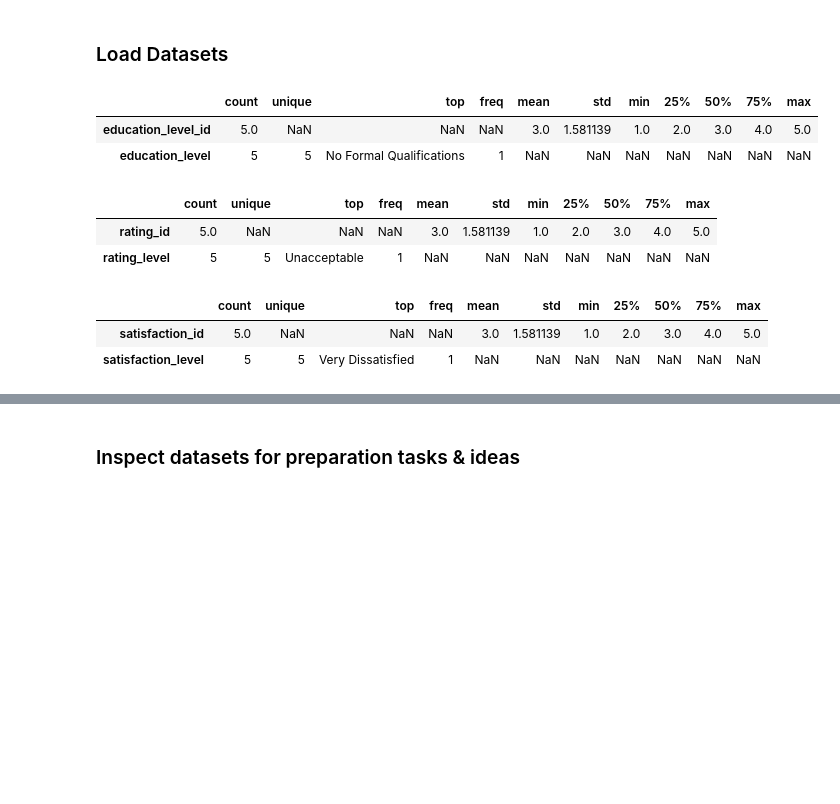
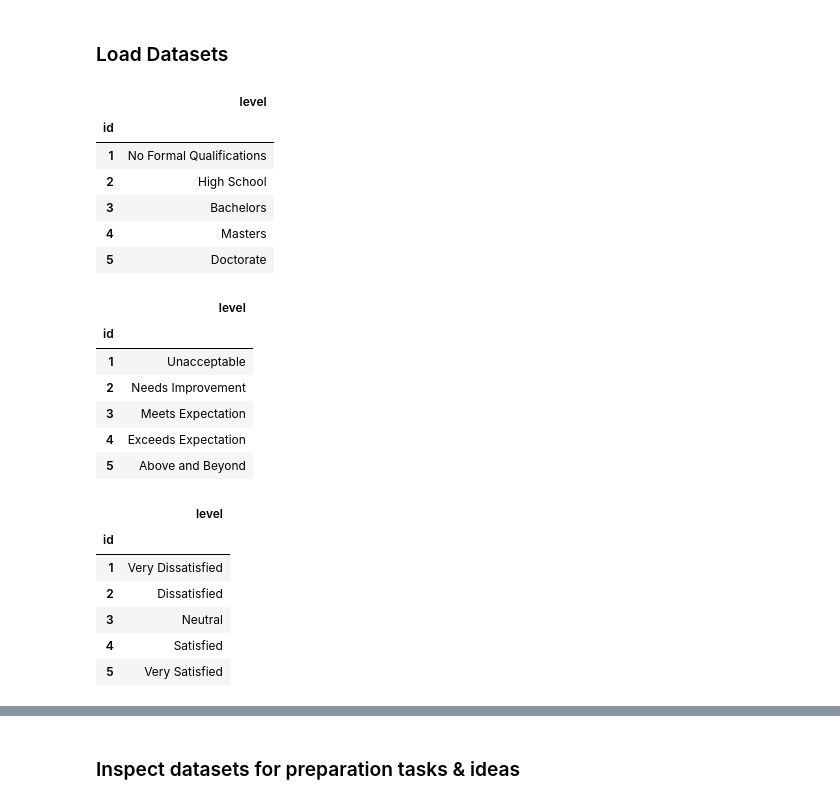
Before and after one commit to julrichkieffer/portfolio-data-science, a Jupyter notebook: 02 staff churn/notebook.ipynb, the cells around one changed output, grey strips where cells are left out. Drawn from its saved outputs; the diff is of its cells as text; code cells hidden in the pictures; blank space fills up the shorter version.

```diff
--- a/02 staff churn/notebook.ipynb
+++ b/02 staff churn/notebook.ipynb
@@ -253,34 +355,47 @@ def model_metrics_for_thresholds(y: pd.Series, y_pred: pd.Series, thresholds: It
 # %%
 # Load look-up values
 
 [dfEducation, dfRating, dfSatisfied] = map(standardize_columns, [
-    pd.read_csv('./data/EducationLevel.csv'),
-    pd.read_csv('./data/RatingLevel.csv'),
-    pd.read_csv('./data/SatisfiedLevel.csv')
+    pd.read_csv('./data/EducationLevel.csv', names=['id', 'level'], index_col='id', skiprows=1),
+    pd.read_csv('./data/RatingLevel.csv', names=['id', 'level'], index_col='id', skiprows=1),
+    pd.read_csv('./data/SatisfiedLevel.csv', names=['id', 'level'], index_col='id', skiprows=1)
     ])
 
-display( dfEducation.describe(include='all').T )
-display( dfRating.describe(include='all').T )
-display( dfSatisfied.describe(include='all').T )
+
+display(dfEducation)
+display(dfRating)
+display(dfSatisfied)
 
 
 # Load source data
 
 [dfEmployee, dfPerformance] = map(standardize_columns, [
     pd.read_csv('./data/Employee.csv'),
     pd.read_csv('./data/PerformanceRating.csv')
     ])
 
+display( dfPerformance.describe(include='all').T )
 display( dfEmployee.describe(include='all').T )
-display( dfPerformance.describe(include='all').T )
 # %% [output]
-|  | count | unique | top | freq | mean | std | min | 25% | 50% | 75% | max |
-| education_level_id | 5.0 | NaN | NaN | NaN | 3.0 | 1.581139 | 1.0 | 2.0 | 3.0 | 4.0 | 5.0 |
-| education_level | 5 | 5 | No Formal Qualifications | 1 | NaN | NaN | NaN | NaN | NaN | NaN | NaN |
+|  | level |
+| id |  |
+| 1 | No Formal Qualifications |
+| 2 | High School |
+| 3 | Bachelors |
+| 4 | Masters |
+| 5 | Doctorate |
-|  | count | unique | top | freq | mean | std | min | 25% | 50% | 75% | max |
-| rating_id | 5.0 | NaN | NaN | NaN | 3.0 | 1.581139 | 1.0 | 2.0 | 3.0 | 4.0 | 5.0 |
-| rating_level | 5 | 5 | Unacceptable | 1 | NaN | NaN | NaN | NaN | NaN | NaN | NaN |
+|  | level |
+| id |  |
+| 1 | Unacceptable |
+| 2 | Needs Improvement |
+| 3 | Meets Expectation |
+| 4 | Exceeds Expectation |
+| 5 | Above and Beyond |
-|  | count | unique | top | freq | mean | std | min | 25% | 50% | 75% | max |
-| satisfaction_id | 5.0 | NaN | NaN | NaN | 3.0 | 1.581139 | 1.0 | 2.0 | 3.0 | 4.0 | 5.0 |
-| satisfaction_level | 5 | 5 | Very Dissatisfied | 1 | NaN | NaN | NaN | NaN | NaN | NaN | NaN |
+|  | level |
+| id |  |
+| 1 | Very Dissatisfied |
+| 2 | Dissatisfied |
+| 3 | Neutral |
+| 4 | Satisfied |
+| 5 | Very Satisfied |
 |  | count | unique | top | freq | mean | std | min | 25% | 50% | 75% | max |
```
Also changed, not shown: parts of 34 cells of this notebook.
